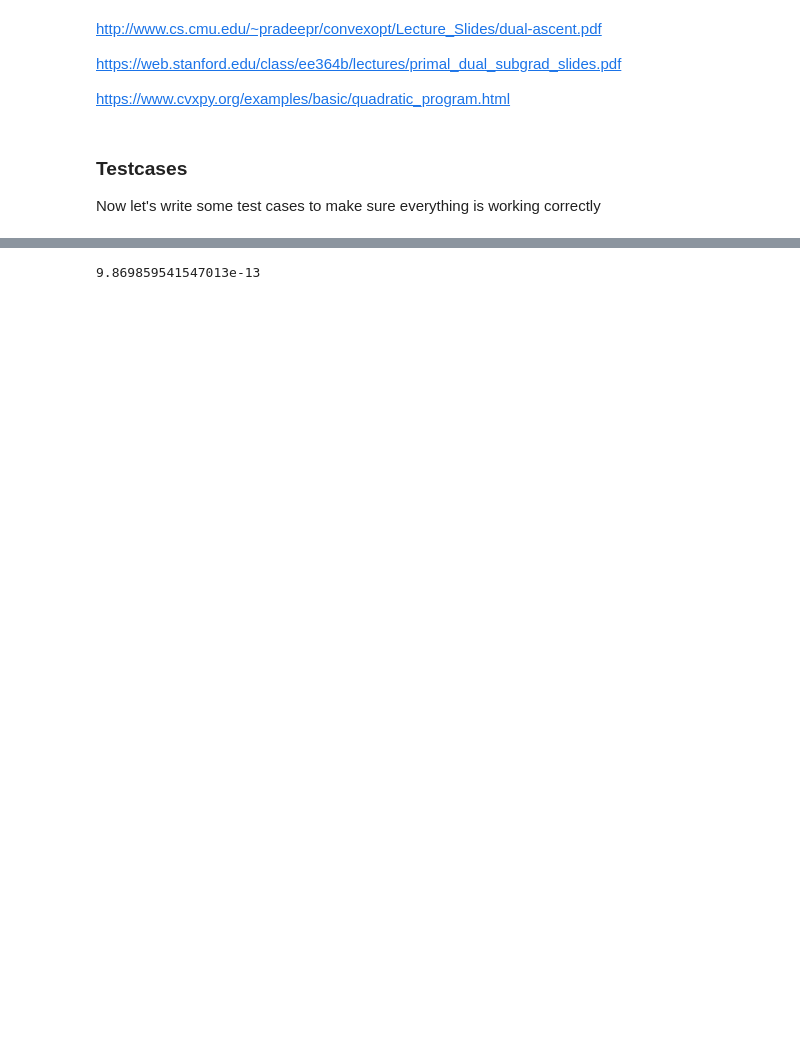
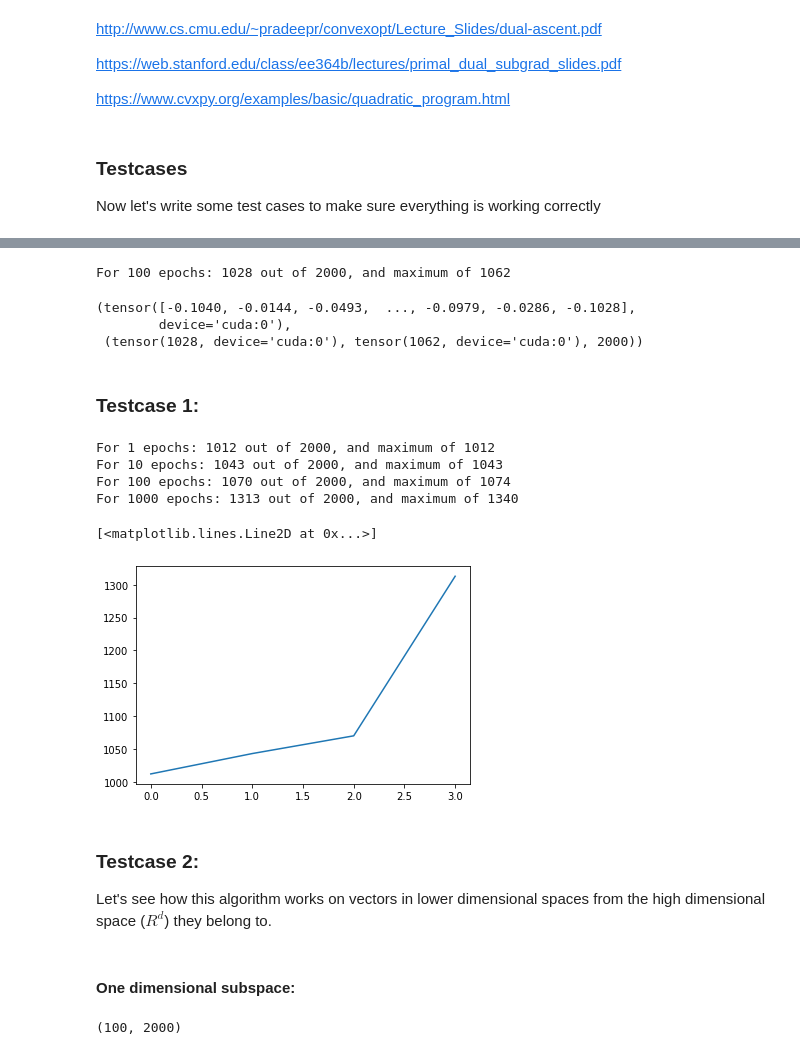
Before and after one commit to m-mehabadi/grad-maker, a Jupyter notebook: _notebooks/Testing_GradientMaker.ipynb, the cells around one changed output, grey strips where cells are left out. Drawn from its saved outputs; the diff is of its cells as text; code cells hidden in the pictures; blank space fills up the shorter version.

```diff
--- a/_notebooks/Testing_GradientMaker.ipynb
+++ b/_notebooks/Testing_GradientMaker.ipynb
@@ -68,9 +79,49 @@ Now let's write some test cases to make sure everything is working correctly
+# %%
+size = (2000, 7840)
+grads = torch.randn(size).to('cuda')
+gmaker_torch(grads)
+# %% [output]
+For 100 epochs: 1028 out of 2000, and maximum of 1062
+(tensor([-0.1040, -0.0144, -0.0493,  ..., -0.0979, -0.0286, -0.1028],
+        device='cuda:0'),
+ (tensor(1028, device='cuda:0'), tensor(1062, device='cuda:0'), 2000))
+# %% [markdown]
+### Testcase 1:
 # %%
-shape = (200, 784)
+shape = (2000, 7840)
 grads = 1e-10*(1000*(np.random.randn(*shape)+1))*np.random.randn(*shape)
-# %%
-g = gradient_maker(grads)
-# %%
-np.min(grads@g)
-# %% [output]
-9.869859541547013e-13
+# %%
+epochs_power = 4
+counts = []
+for i in [10**j for j in range(epochs_power)]:
+    g, (pos_count, _, _) = gmaker(grads, epochs=i, start="zero")
+    counts.append(pos_count)
+plt.plot(list(range(epochs_power)), counts)
+# %% [output]
+For 1 epochs: 1012 out of 2000, and maximum of 1012
+For 10 epochs: 1043 out of 2000, and maximum of 1043
+For 100 epochs: 1070 out of 2000, and maximum of 1074
+For 1000 epochs: 1313 out of 2000, and maximum of 1340
+[<matplotlib.lines.Line2D at 0x...>]
+[figure, added]
+# %% [markdown]
+### Testcase 2:
+Let's see how this algorithm works on vectors in lower dimensional spaces from the high dimensional space ($R^d$) they belong to.
+# %% [markdown]
+#### One dimensional subspace:
+# %%
+n, d = 100, 2000
+
+# u1 = np.random.randn(d)
+u1 = np.zeros(d)
+u2 = np.random.randn(d)
+
+point = lambda t: t*(u2-u1) + u1
+
+vecs = []
+for i in range(n):
+    vecs.append(point(np.random.randn()))
+grads = np.stack(vecs, axis=0)
+print(grads.shape)
+# %% [output]
+(100, 2000)
```
Also changed, not shown: parts of 14 cells of this notebook.
